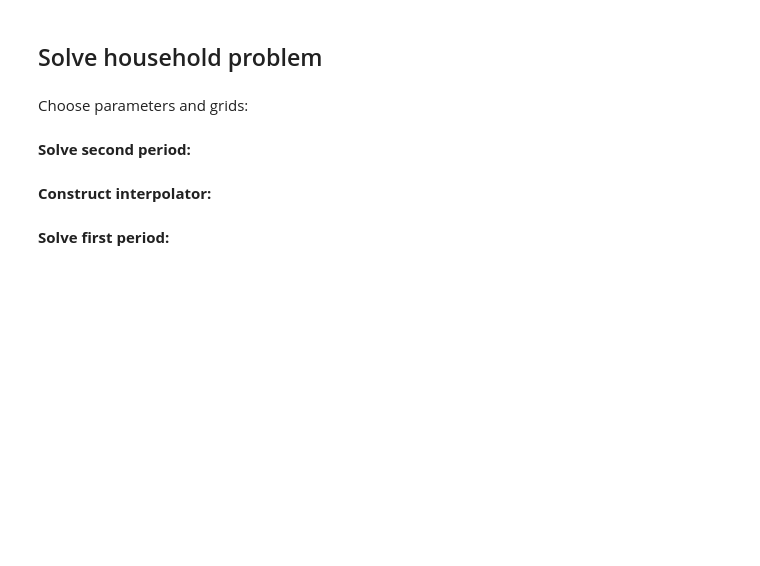
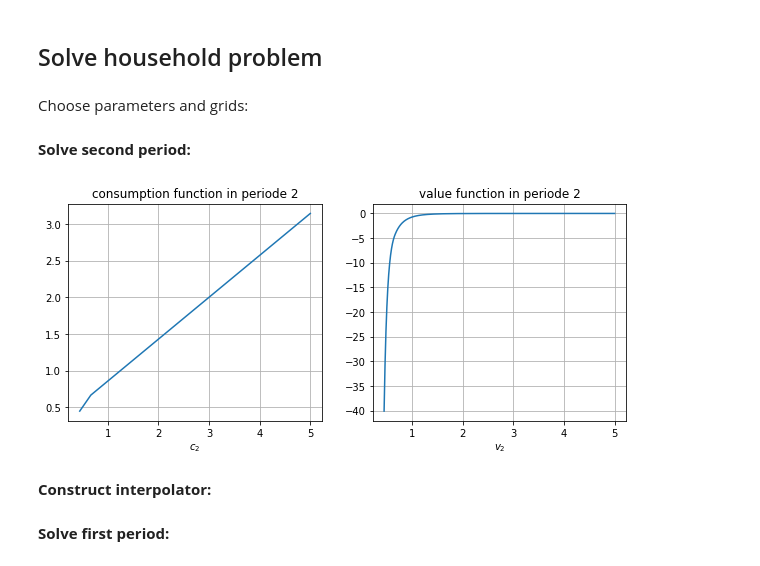
Before and after one commit to NumEconCopenhagen/lectures-2019, a Jupyter notebook: 10/Numerical_optimization.ipynb, the cells around one changed output. Saved outputs shown, nothing was run; the diff lists cells and outputs as text; code cells hidden in the pictures; blank space fills up the shorter version.

```diff
--- a/10/Numerical_optimization.ipynb
+++ b/10/Numerical_optimization.ipynb
@@ -917,7 +917,7 @@ Delta = 0.5
 def solve_period_2(rho,nu,kappa,Delta):
 
     # a. grids
-    m2_vec = np.linspace(Delta-0.1,5,500)
+    m2_vec = np.linspace((1-Delta)*0.9,5,500)
     v2_vec = np.empty(500)
     c2_vec = np.empty(500)
 
@@ -930,33 +930,35 @@ def solve_period_2(rho,nu,kappa,Delta):
         # ii. initial value (consume half)
         x0 = m2/2
 
         # iii. optimizer
         result = optimize.minimize_scalar(obj,x0,method='bounded',bounds=[1e-8,m2])
 
         # iv. save
         v2_vec[i] = -result.fun
         c2_vec[i] = result.x
 
     return m2_vec,v2_vec,c2_vec
 
 # solve
 m2_vec,v2_vec,c2_vec = solve_period_2(rho,nu,kappa,Delta)
 
 # illustration
 fig = plt.figure(figsize=(10,4))
 ax = fig.add_subplot(1,2,1)
 ax.plot(m2_vec,c2_vec)
 ax.grid()
 ax.set_xlabel('$m_2$')
 ax.set_xlabel('$c_2$')
 ax.set_title('consumption function in periode 2')
 
 ax = fig.add_subplot(1,2,2)
 ax.plot(m2_vec,v2_vec)
 ax.grid()
 ax.set_xlabel('$m_2$')
 ax.set_xlabel('$v_2$')
 ax.set_title('value function in periode 2');
+# %% [output]
+[figure, added]
 # %% [markdown]
 **Construct interpolator:**
 # %%
```
Also changed, not shown: parts of 3 cells of this notebook.
